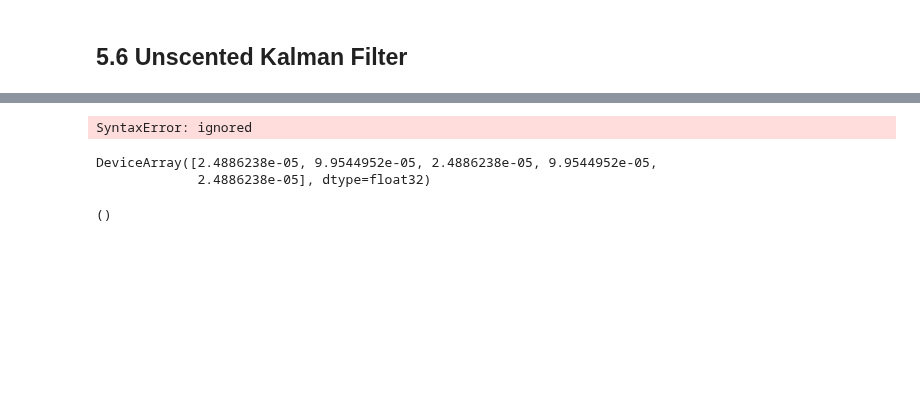
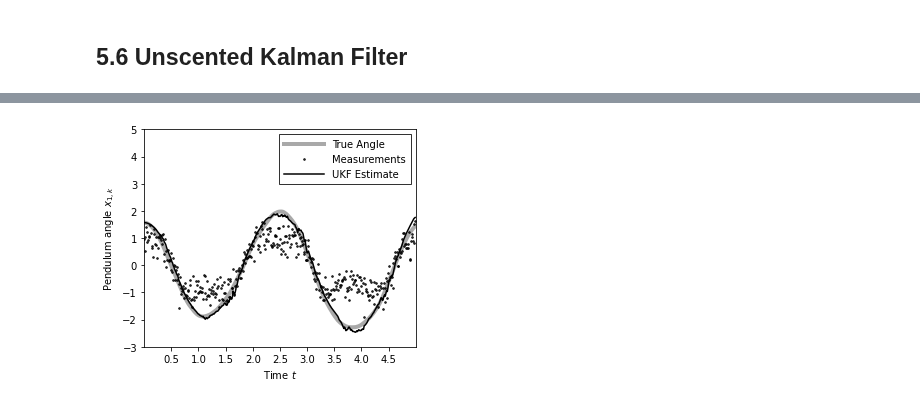
Before and after one commit to petergchang/sarkka-jax, a Jupyter notebook: Ch5.ipynb, the cells around one changed output, grey strips where cells are left out. Drawn from its saved outputs; the diff is of its cells as text; code cells hidden in the pictures; blank space fills up the shorter version.

Commit message:
Implement UKF to replicate Figure 5.6

```diff
--- a/Ch5.ipynb
+++ b/Ch5.ipynb
@@ -270,6 +231,0 @@ w_mean.shape
-# %%
-mu = jnp.tensordot(w_mean, sigmas_update, axes=1)
-# %%
-outer = lambda x: x.T @ x
-outer = jax.vmap(outer, 0, 0)
-S = jnp.tensordot(w_cov, outer(sigmas_update-mu), axes=1) + r
@@ -318,16 +232,3 @@ C = jnp.tensordot(w_cov,
-# %%
-jnp.dot(sigmas_updated-mu)[0], (sigmas_updated-mu)[0], keepdims=True)
-# %% [output]
-SyntaxError: ignored
-# %%
-outer(sigmas_updated-mu, sigmas_updated-mu)
-# %% [output]
-DeviceArray([2.4886238e-05, 9.9544952e-05, 2.4886238e-05, 9.9544952e-05,
-             2.4886238e-05], dtype=float32)
-# %%
-S.shape
-# %% [output]
-()
 # %%
 # Additive UKF (Algorithm 5.14)
 def ukf_additive(m_0, P_0, f, h, Q, R, alpha, beta, kappa, Y):
@@ -342,7 +243,7 @@ def ukf_additive(m_0, P_0, f, h, Q, R, alpha, beta, kappa, Y):
         # 3. Compute predicted mean and covariance
         w_mean, w_cov = compute_weights(n, alpha, beta, lamb)
         m_pred = jnp.tensordot(w_mean, sigmas_pred, axes=1)
-        outer = lambda x, y: x.T @ y
+        outer = lambda x, y: jnp.atleast_2d(x).T @ jnp.atleast_2d(y)
         outer = jax.vmap(outer, 0, 0)
         P_pred = jnp.tensordot(w_cov,
                                outer(sigmas_pred-m_pred, sigmas_pred-m_pred),
@@ -357,25 +258,14 @@ def ukf_additive(m_0, P_0, f, h, Q, R, alpha, beta, kappa, Y):
         mu = jnp.tensordot(w_mean, sigmas_update, axes=1)
         S = jnp.tensordot(w_cov,
                           outer(sigmas_update-mu, sigmas_update-mu),
-                          axes=1) + R
-        outer_asym = lambda x, y: x.T @ y
+                          axes=1) + r
         C = jnp.tensordot(w_cov,
                           outer(sigmas_pred-m_pred, sigmas_update-mu),
                           axes=1)
+
         # 4. Compute posterior
         K = C @ jnp.linalg.inv(S)
-
-
-
-        m_pred = Ef(m_k, P_k)
-        P_pred = Efdx(m_k, P_k) @ jnp.linalg.inv(P_k) @ Efdx(m_k, P_k).T + Q
-
-        # Update step
-        v = Y[t] - Eh(m_pred, P_pred)
-        S = Ehdx(m_pred, P_pred) @ jnp.linalg.inv(P_pred) \
-            @ Ehdx(m_pred, P_pred).T + R
-        K = Ehdx(m_pred, P_pred).T @ jnp.linalg.inv(S)
-        m_post = m_pred + K @ v
+        m_post = m_pred + K @ (Y[t] - mu)
         P_post = P_pred - K @ S @ K.T
 
         return (m_post, P_post), (m_post, P_post)
@@ -402,3 +292,24 @@ def ukf_additive(m_0, P_0, f, h, Q, R, alpha, beta, kappa, Y):
         _step, carry, jnp.arange(num_timesteps)
     )
     return ms, Ps
+# %%
+# Params for UKF
+alpha, beta, kappa = 1, 0, 1
+
+# Compute SLF estimates
+m_ukf, P_ukf = ukf_additive(m_0, P_0, f, h, Q, r, alpha, beta, kappa, obs)
+# %%
+# Plot the generated data
+plt.figure()
+plt.plot(time_grid, states[:,0,0], color='darkgray', linewidth=4, label="True Angle")
+plt.plot(time_grid, obs, 'ok', fillstyle='none', ms=1.5, label='Measurements')
+plt.plot(time_grid, m_ukf[:,0,0], color='k', linewidth=1.5, label="UKF Estimate")
+plt.xlabel('Time $t$'); plt.ylabel('Pendulum angle $x_{1,k}$')
+plt.xlim(0, 5); plt.ylim(-3, 5)
+plt.xticks(jnp.arange(0.5, 4.6, 0.5))
+plt.yticks(jnp.arange(-3, 5.1, 1))
+plt.gca().set_aspect(0.5)
+plt.legend(loc=1, borderpad=0.5, handlelength=4, fancybox=False, edgecolor='k');
+plt.show()
+# %% [output]
+[figure, added]
```
Also changed, not shown: parts of 14 cells of this notebook.
